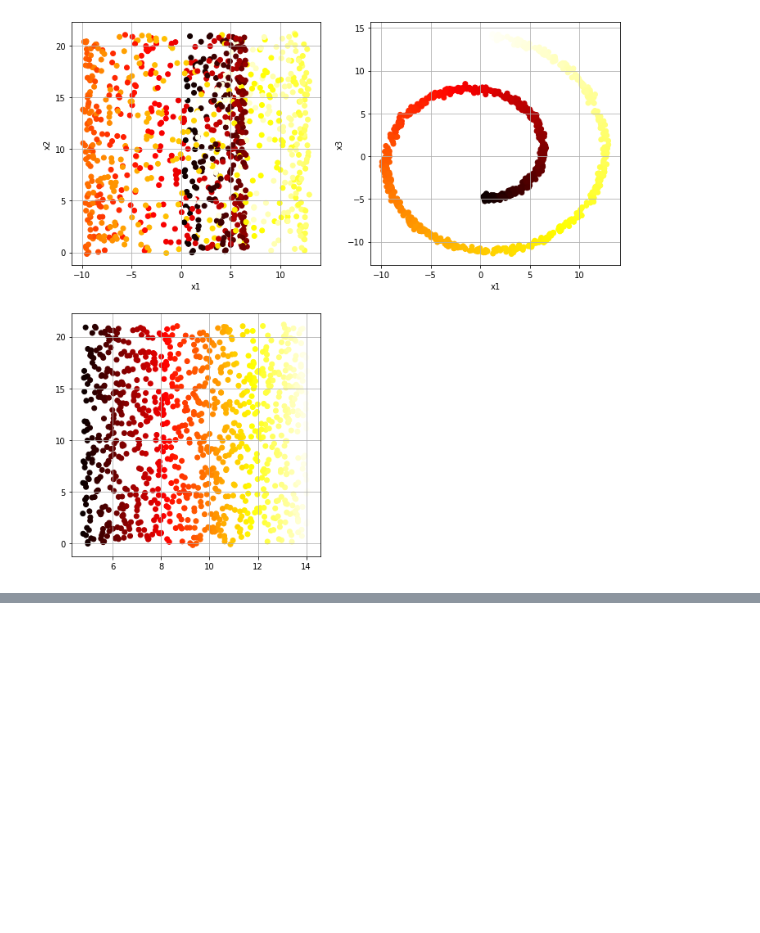
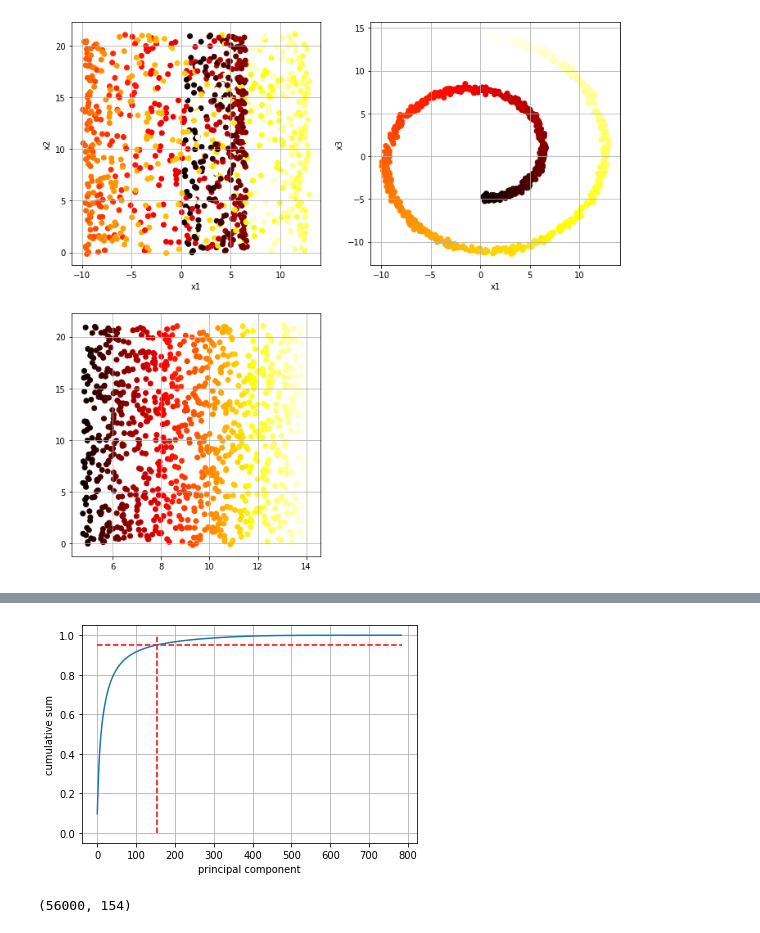
Before and after one commit to JakeOh/202007_itw_bd18, a Jupyter notebook: lab_ml/ml11_dimension_reduction.ipynb, the cells around one changed output, grey strips where cells are left out. Drawn from its saved outputs; the diff is of its cells as text; code cells hidden in the pictures; blank space fills up the shorter version.

```diff
--- a/lab_ml/ml11_dimension_reduction.ipynb
+++ b/lab_ml/ml11_dimension_reduction.ipynb
@@ -53,0 +165,19 @@ plt.show()
+# %%
+# 설명된 분산 비율(explained variance ratio) 누적 합계 그래프
+plt.plot(evr_cumsum)
+plt.vlines(x=n_pc, ymin=0, ymax=1, colors='red', linestyles='dashed')
+plt.hlines(y=0.95, xmin=0, xmax=784, colors='red', linestyles='dashed')
+
+plt.xlabel('principal component')
+plt.ylabel('cumulative sum')
+plt.grid()
+# %% [output]
+[figure, added]
+# %%
+# PCA를 생성할 때 n_components를 설명된 분산 비율(0 <= ratio <= 1)로 설정할 수도 있음.
+pca = PCA(n_components=0.95, random_state=42)
+pca.fit(X_train)
+X_train_reduced = pca.transform(X_train)
+X_train_reduced.shape
+# %% [output]
+(56000, 154)
```
Also changed, not shown: parts of 30 cells of this notebook.
